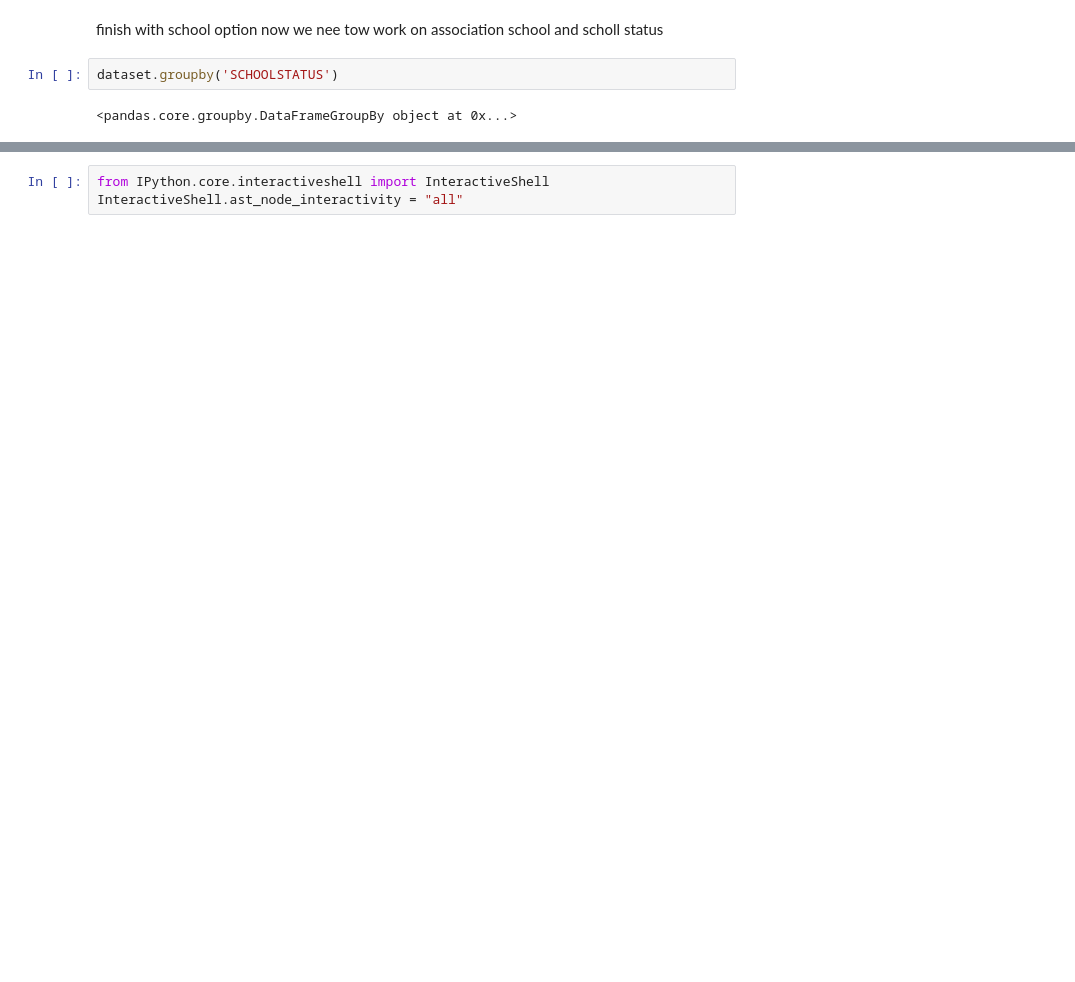
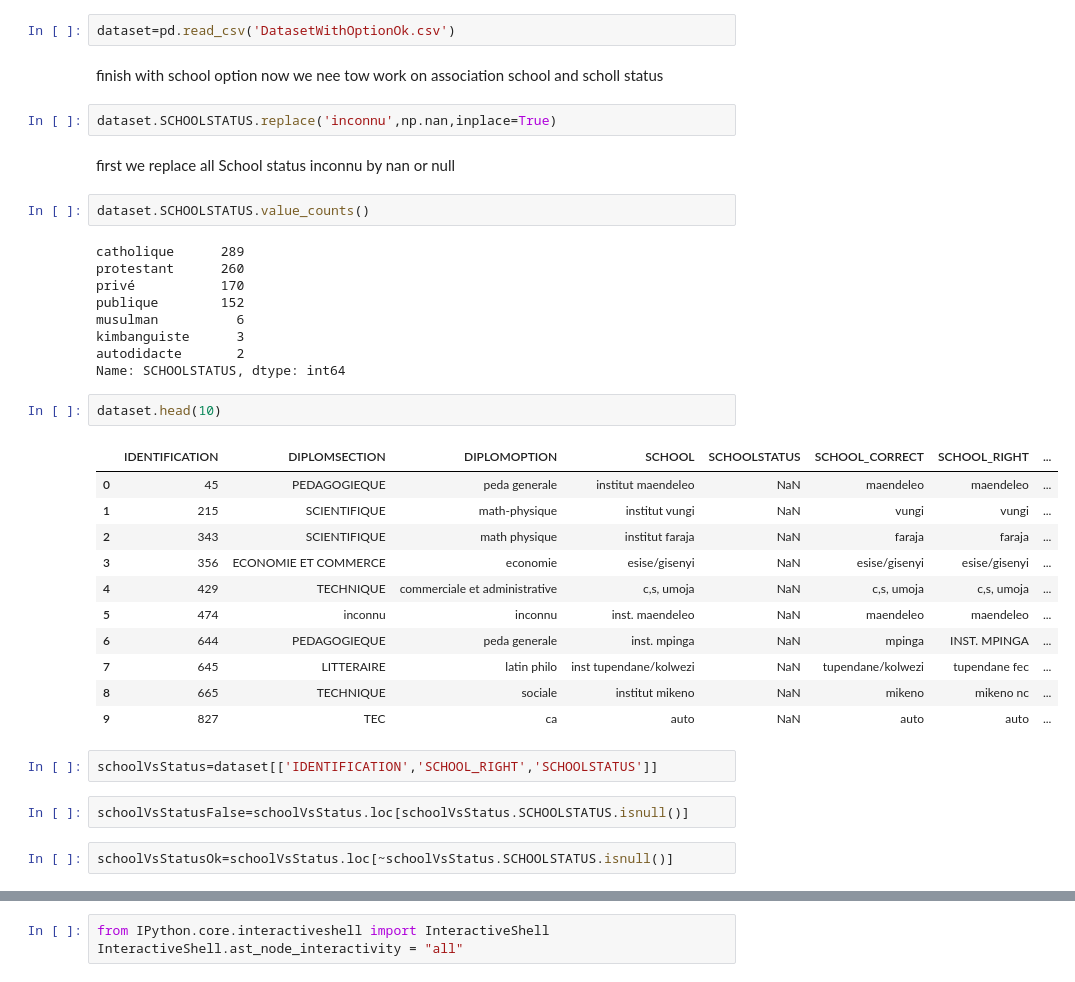
Before and after one commit to espoirMur/Student-Grade-Predictor, a Jupyter notebook: Noisy Columns.ipynb, the cells around one changed output, grey strips where cells are left out. Drawn from its saved outputs; the diff is of its cells as text; blank space fills up the shorter version.

```diff
--- a/Noisy Columns.ipynb
+++ b/Noisy Columns.ipynb
@@ -1200,6 +1357,39 @@ memory usage: 257.9+ KB
+# %%
+dataset=pd.read_csv('DatasetWithOptionOk.csv')
 # %% [markdown]
 finish with school option now we  nee tow work on  association school and scholl status
+# %%
+dataset.SCHOOLSTATUS.replace('inconnu',np.nan,inplace=True)
+# %% [markdown]
+first we replace all School status inconnu by nan or null
 # %%
-dataset.groupby('SCHOOLSTATUS')
+dataset.SCHOOLSTATUS.value_counts()
 # %% [output]
-<pandas.core.groupby.DataFrameGroupBy object at 0x...>
+catholique      289
+protestant      260
+privé           170
+publique        152
+musulman          6
+kimbanguiste      3
+autodidacte       2
+Name: SCHOOLSTATUS, dtype: int64
+# %%
+dataset.head(10)
+# %% [output]
+|  | IDENTIFICATION | DIPLOMSECTION | DIPLOMOPTION | SCHOOL | SCHOOLSTATUS | SCHOOL_CORRECT | SCHOOL_RIGHT | ... |
+| 0 | 45 | PEDAGOGIEQUE | peda generale | institut maendeleo | NaN | maendeleo | maendeleo | ... |
+| 1 | 215 | SCIENTIFIQUE | math-physique | institut vungi | NaN | vungi | vungi | ... |
+| 2 | 343 | SCIENTIFIQUE | math physique | institut faraja | NaN | faraja | faraja | ... |
+| 3 | 356 | ECONOMIE ET COMMERCE | economie | esise/gisenyi | NaN | esise/gisenyi | esise/gisenyi | ... |
+| 4 | 429 | TECHNIQUE | commerciale et administrative | c,s, umoja | NaN | c,s, umoja | c,s, umoja | ... |
+| 5 | 474 | inconnu | inconnu | inst. maendeleo | NaN | maendeleo | maendeleo | ... |
+| 6 | 644 | PEDAGOGIEQUE | peda generale | inst. mpinga | NaN | mpinga | INST. MPINGA | ... |
+| 7 | 645 | LITTERAIRE | latin philo | inst tupendane/kolwezi | NaN | tupendane/kolwezi | tupendane fec | ... |
+| 8 | 665 | TECHNIQUE | sociale | institut mikeno | NaN | mikeno | mikeno nc | ... |
+| 9 | 827 | TEC | ca | auto | NaN | auto | auto | ... |
+# %%
+schoolVsStatus=dataset[['IDENTIFICATION','SCHOOL_RIGHT','SCHOOLSTATUS']]
+# %%
+schoolVsStatusFalse=schoolVsStatus.loc[schoolVsStatus.SCHOOLSTATUS.isnull()]
+# %%
+schoolVsStatusOk=schoolVsStatus.loc[~schoolVsStatus.SCHOOLSTATUS.isnull()]
```
Also changed, not shown: parts of 70 cells of this notebook, 7 other files.
